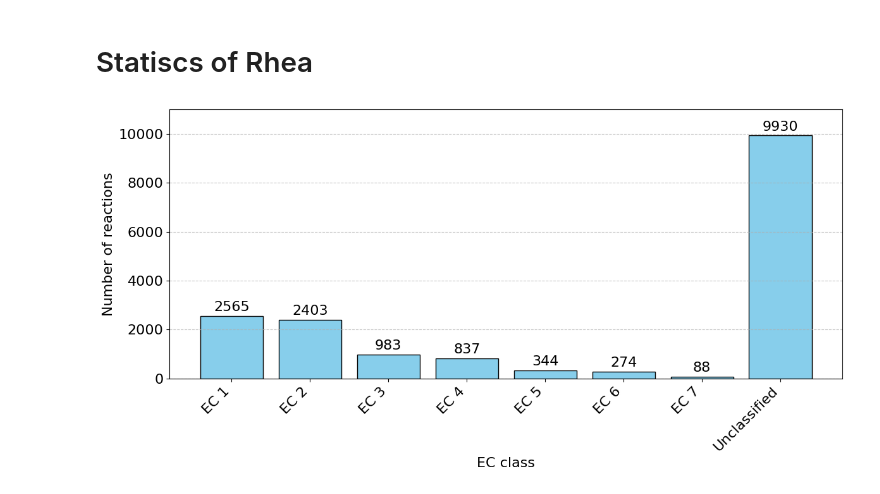
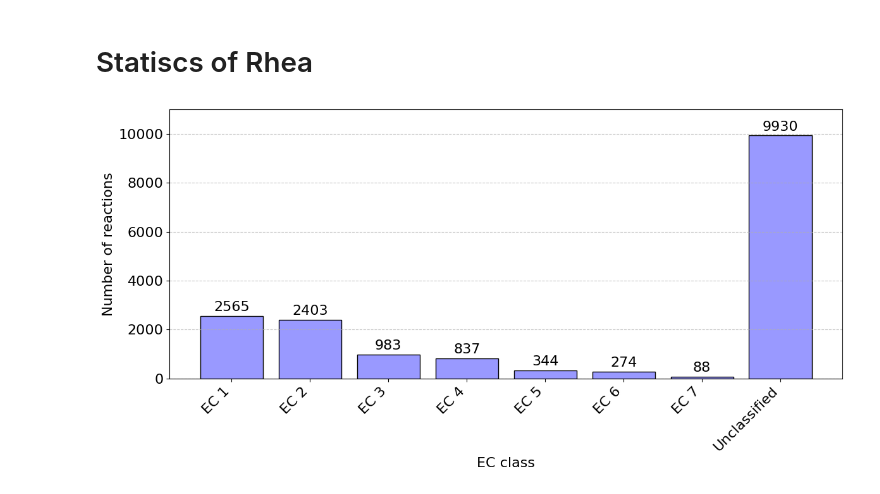
Before and after one commit to blandro/master-project, a Jupyter notebook: Rhea/stats.ipynb, the cells around one changed output. Saved outputs shown, nothing was run; the diff lists cells and outputs as text; code cells hidden in the pictures.

Commit message:
Update Rhea plot

```diff
--- a/Rhea/stats.ipynb
+++ b/Rhea/stats.ipynb
@@ -19,20 +19,20 @@ values = [2565, 2403, 983, 837, 344, 274, 88, 9930]
 # %%
 plt.figure(figsize=(12, 6))
 plt.xticks(rotation=45, ha="right", fontsize=16)
 plt.yticks(fontsize=16)
 plt.xlabel("EC class", fontsize=16)
 plt.ylabel("Number of reactions", fontsize=16)
 plt.ylim(top=11000)
 plt.grid(axis="y", linestyle="--", alpha=0.7)
-
-bars = plt.bar(categories, values, color="skyblue", edgecolor="black")
+blue40white = (0.6,0.6,1.0)
+bars = plt.bar(categories, values, color=blue40white, edgecolor="black")
 for bar in bars:
     yval = bar.get_height()
     plt.text(bar.get_x() + bar.get_width()/2, yval + 100, str(yval), ha="center", va="bottom", fontsize=16)
 
 
 plt.tight_layout()
 plt.savefig('ec_distribution_rhea.pdf')
 plt.show()
 # %% [output]
-[figure, old version]
+[figure, new version]
```
Also changed, not shown: 1 other file.
